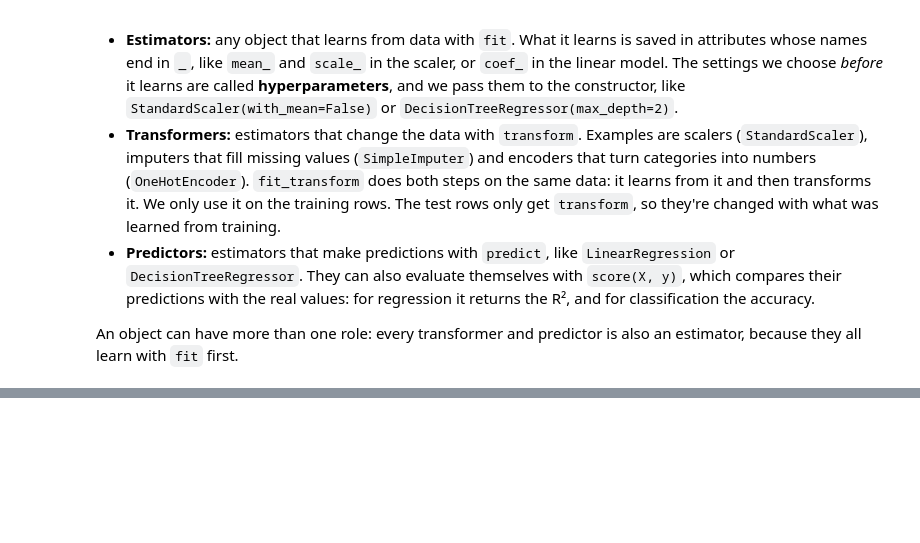
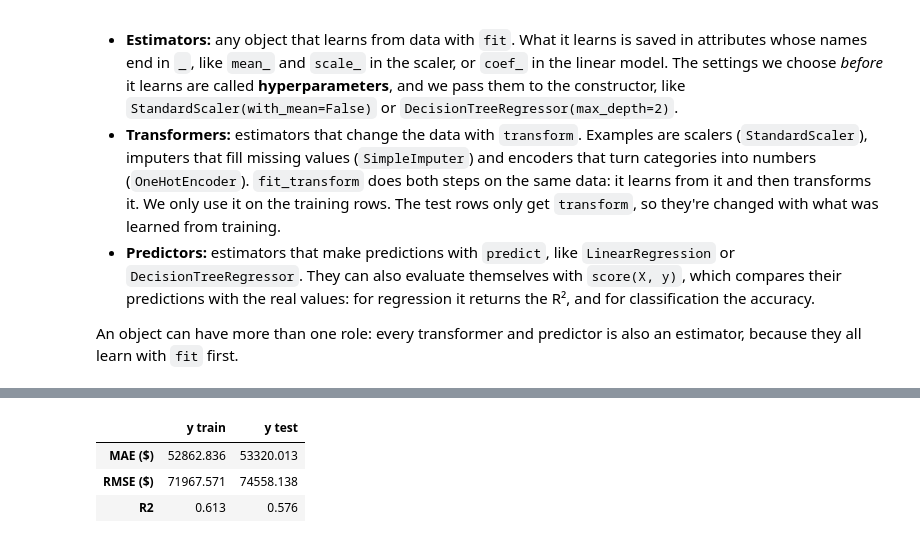
Before and after one commit to NainIglesias/supervised-learning, a Jupyter notebook: california_by_hand.ipynb, the cells around one changed output, grey strips where cells are left out. Saved outputs shown, nothing was run; the diff lists cells and outputs as text; code cells hidden in the pictures; blank space fills up the shorter version.

```diff
--- a/california_by_hand.ipynb
+++ b/california_by_hand.ipynb
@@ -266,0 +274,22 @@ An object can have more than one role: every transformer and predictor is also a
+# %%
+from sklearn.metrics import mean_absolute_error, r2_score, root_mean_squared_error
+
+y_train_predicted = model.predict(X_train_scaled)
+y_test_predicted = model.predict(X_test_scaled)
+
+def error_measures(y_true, y_predicted):
+    return {
+            'MAE ($)': 100_000 * mean_absolute_error(y_true, y_predicted),
+            'RMSE ($)': 100_000 * root_mean_squared_error(y_true, y_predicted),
+            'R2': r2_score(y_true, y_predicted),
+            }
+
+pd.DataFrame({
+    'y train': error_measures(y_train, y_train_predicted),
+    'y test': error_measures(y_test, y_test_predicted)
+    }).round(3)
+# %% [output]
+|  | y train | y test |
+| MAE ($) | 52862.836 | 53320.013 |
+| RMSE ($) | 71967.571 | 74558.138 |
+| R2 | 0.613 | 0.576 |
```
Also changed, not shown: parts of 8 cells of this notebook, 1 other file.
